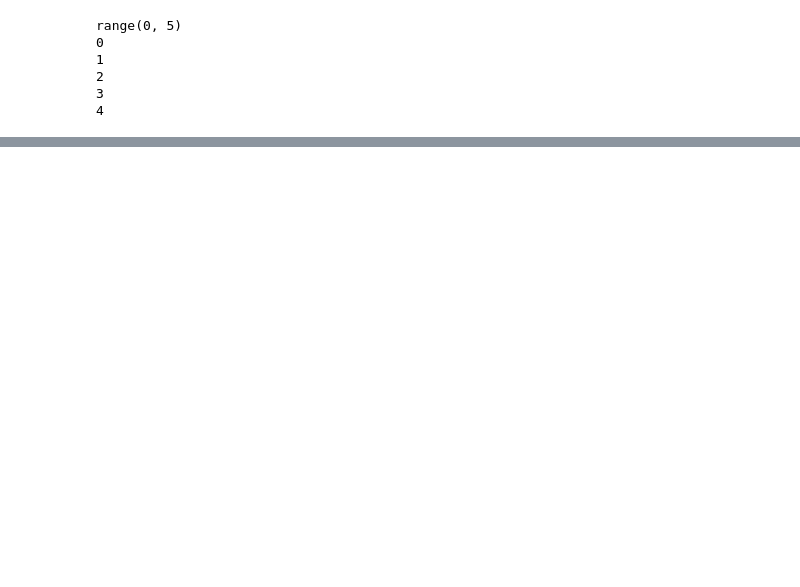
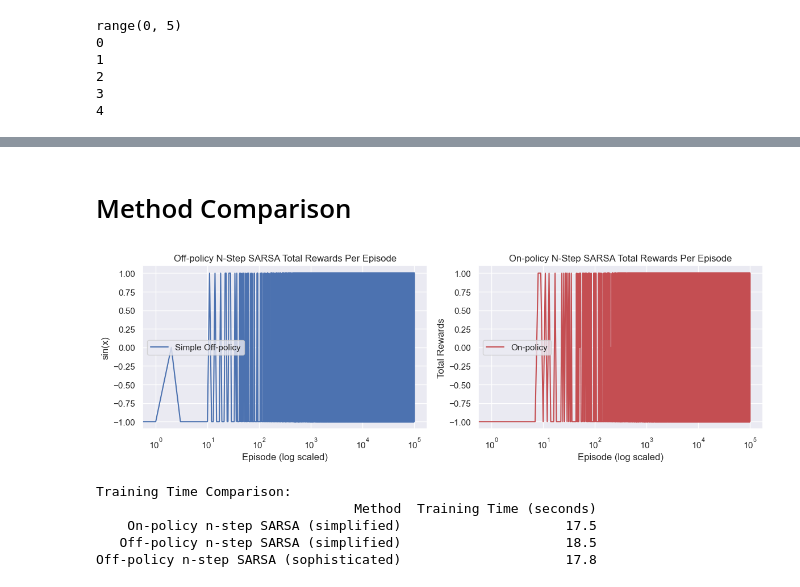
Before and after one commit to joseph280996/Reinforcement-Learning-Assignments, a Jupyter notebook: Assignments/hw3/main.ipynb, the cells around one changed output, grey strips where cells are left out. Drawn from its saved outputs; the diff is of its cells as text; code cells hidden in the pictures; blank space fills up the shorter version.

```diff
--- a/Assignments/hw3/main.ipynb
+++ b/Assignments/hw3/main.ipynb
@@ -115,0 +161,54 @@ plt.show()
+# %% [markdown]
+# Method Comparison
+# %%
+
+plt.figure(figsize=(12, 4))
+
+# First plot
+plt.subplot(121)  # 1 row, 2 columns, first plot
+plt.plot(ep_reward_simplified, 'b-', label='Simple Off-policy')
+plt.title('Off-policy N-Step SARSA Total Rewards Per Episode')
+plt.xlabel('Episode (log scaled)')
+plt.ylabel('sin(x)')
+plt.xscale('log')
+plt.grid(True)
+plt.legend()
+
+# Second plot
+plt.subplot(122)  # 1 row, 2 columns, second plot
+plt.plot(ep_reward_on, 'r-', label='On-policy')
+plt.title('On-policy N-Step SARSA Total Rewards Per Episode')
+plt.xlabel('Episode (log scaled)')
+plt.ylabel('Total Rewards')
+plt.xscale('log')
+plt.grid(True)
+plt.legend()
+
+plt.tight_layout()
+plt.show()
+# %% [output]
+[figure, added]
+# %%
+import pandas as pd
+
+# Create DataFrame with training times
+data = {
+    'Method': [
+        'On-policy n-step SARSA (simplified)',
+        'Off-policy n-step SARSA (simplified)',
+        'Off-policy n-step SARSA (sophisticated)'
+    ],
+    'Training Time (seconds)': [17.8, 18.5, 17.5]  # Empty placeholders for times
+}
+
+df = pd.DataFrame(data)
+
+# Display the table
+print("\nTraining Time Comparison:")
+print(df.to_string(index=False))
+# %% [output]
+Training Time Comparison:
+                                 Method  Training Time (seconds)
+    On-policy n-step SARSA (simplified)                     17.5
+   Off-policy n-step SARSA (simplified)                     18.5
+Off-policy n-step SARSA (sophisticated)                     17.8
```
Also changed, not shown: parts of 22 cells of this notebook, 16 other files.
